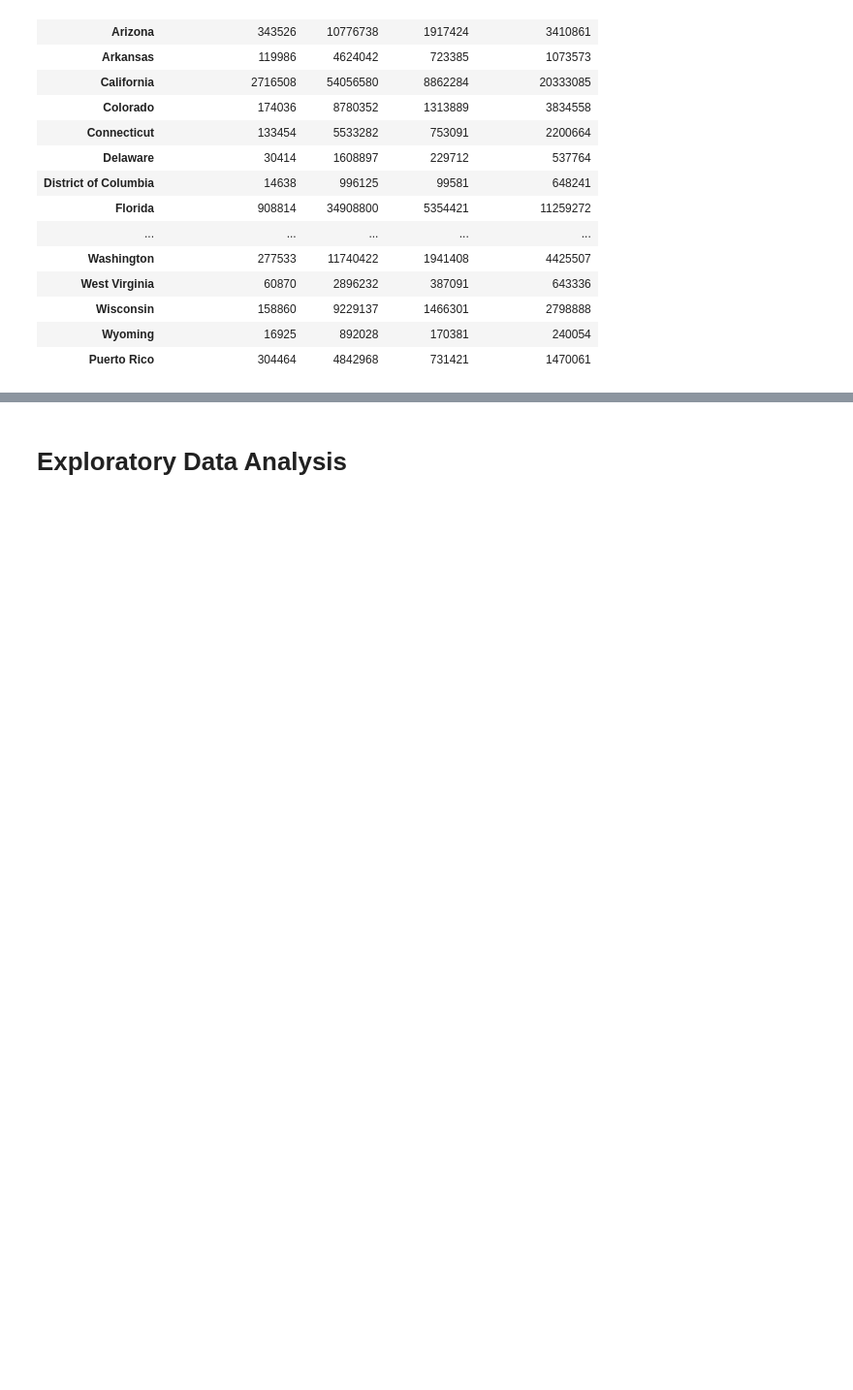
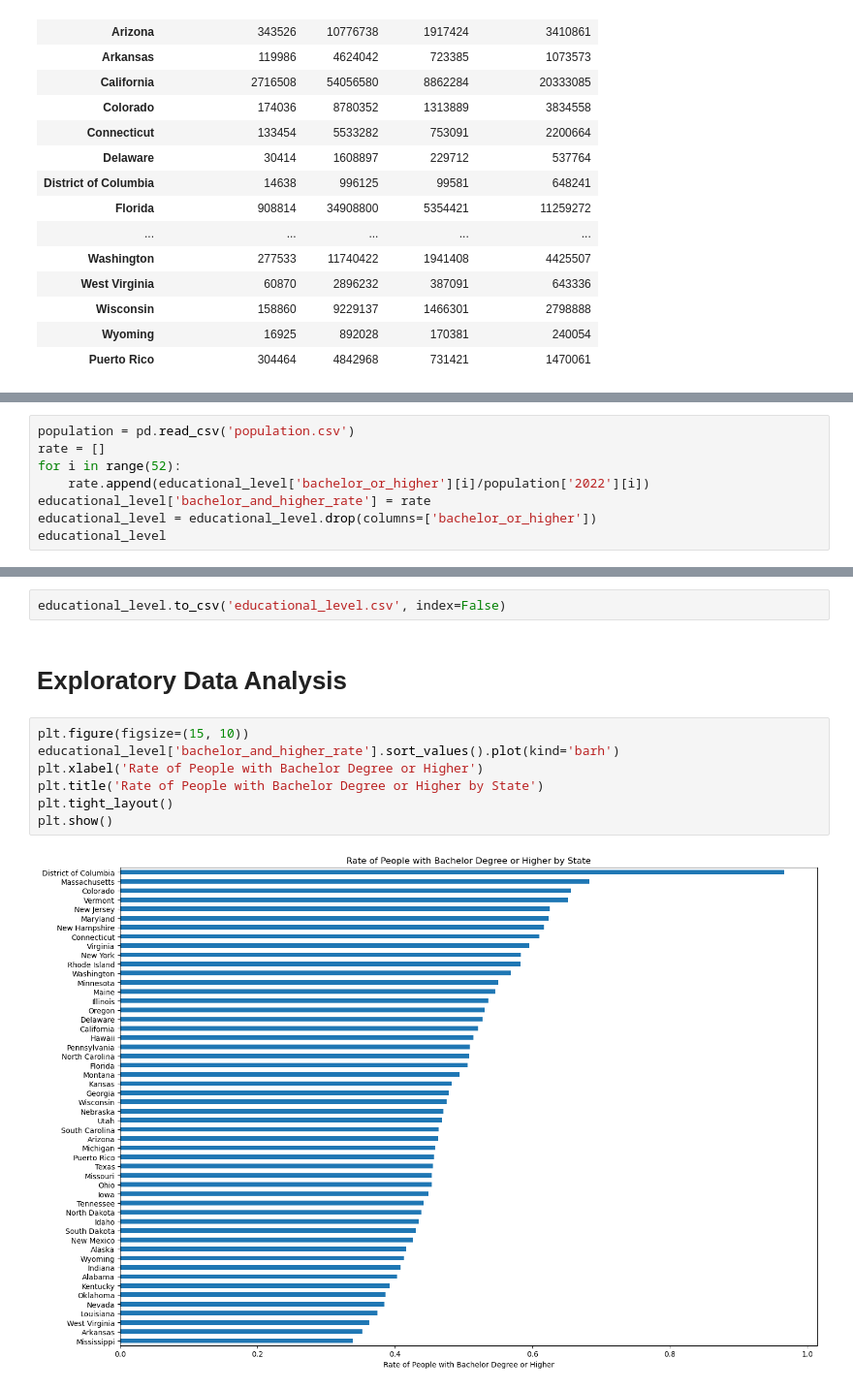
Before and after one commit to jz024/math189_project, a Jupyter notebook: education level.ipynb, the cells around one changed output, grey strips where cells are left out. Shown at 97% size. Saved outputs shown, nothing was run; the diff lists cells and outputs as text; blank space fills up the shorter version.

```diff
--- a/education level.ipynb
+++ b/education level.ipynb
@@ -247,0 +274,8 @@ educational_level = educational_level.drop(columns=['less_than_high_school', 'hi
+# %%
+population = pd.read_csv('population.csv')
+rate = []
+for i in range(52):
+    rate.append(educational_level['bachelor_or_higher'][i]/population['2022'][i])
+educational_level['bachelor_and_higher_rate'] = rate
+educational_level = educational_level.drop(columns=['bachelor_or_higher'])
+educational_level
@@ -248,4 +300,15 @@ educational_level = educational_level.drop(columns=['less_than_high_school', 'hi
+# %%
+educational_level.to_csv('educational_level.csv', index=False)
 # %% [markdown]
 # Exploratory Data Analysis
+# %%
+plt.figure(figsize=(15, 10))
+educational_level['bachelor_and_higher_rate'].sort_values().plot(kind='barh')
+plt.xlabel('Rate of People with Bachelor Degree or Higher')
+plt.title('Rate of People with Bachelor Degree or Higher by State')
+plt.tight_layout()
+plt.show()
+# %% [output]
+[figure, added]
 # %%
 # Read employment dataframe
```
Also changed, not shown: parts of 27 cells of this notebook.
